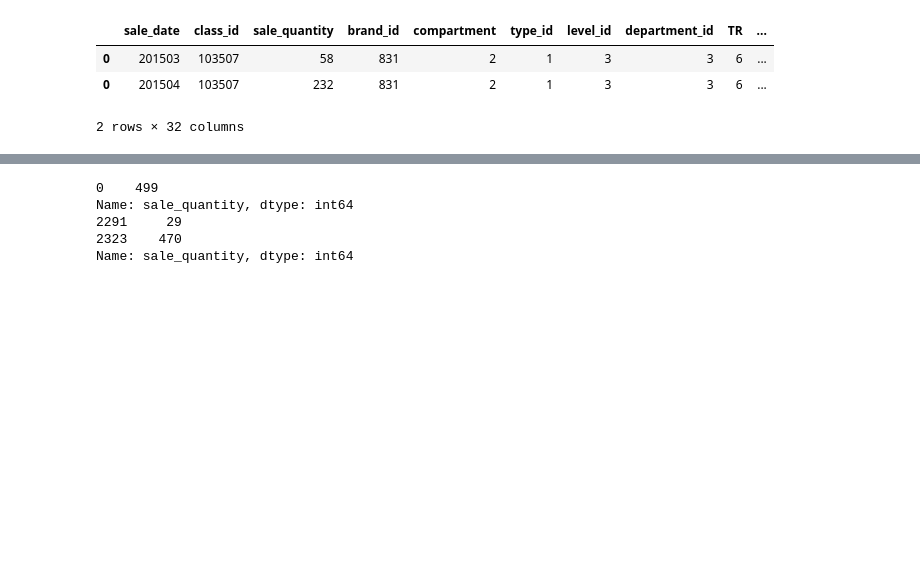
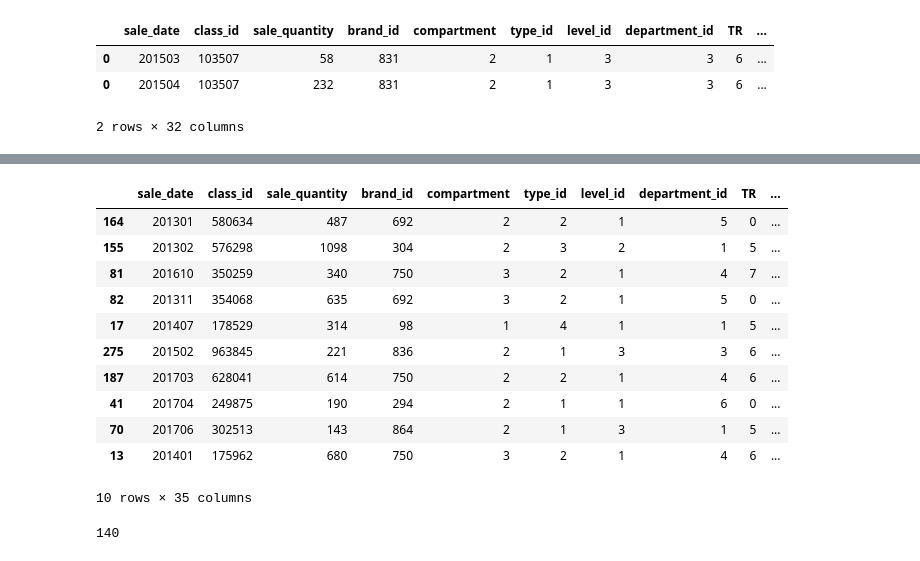
Before and after one commit to wgzhao/machine_learning, a Jupyter notebook: tianchi_yancheng/yancheng.ipynb, the cells around one changed output, grey strips where cells are left out. Drawn from its saved outputs; the diff is of its cells as text; code cells hidden in the pictures; blank space fills up the shorter version.

Commit message:
尝试创建新的特征，CV 校验 RMSE 为115

```diff
--- a/tianchi_yancheng/yancheng.ipynb
+++ b/tianchi_yancheng/yancheng.ipynb
@@ -213,7 +229,7 @@ test shape: (140, 3)
 然后把这个这个 class_id 下的每一月的销售和进行汇总。最后的训练集结果就是每一个 class_id 下每一月只有一条记录。
 # %%
 car_info = pd.DataFrame()
-k = df_train.groupby(['class_id'])['sale_quantity'].max()
+k = df_train[df_train.sale_date >201706].groupby(['class_id'])['sale_quantity'].max()
 for class_id, max_sale_quantity in zip(k.index,k.values):
     #find the record
     res = df_train[df_train.class_id == class_id][df_train.sale_quantity == max_sale_quantity].iloc[:,3:]
@@ -224,7 +240,7 @@ len(df_train['class_id'].unique())
 # %% [output]
 140
 # %%
-clean_traindata = pd.DataFrame()
+cdata = pd.DataFrame()
 grp = df_train.groupby(['class_id','sale_date'])
 sq = grp['sale_quantity'].sum()
 for class_id, month in grp.groups.keys():
@@ -232,5 +248,5 @@ for class_id, month in grp.groups.keys():
     res.insert(1,'sale_quantity',sq[class_id, month])
     #res.insert(0,'class_id', class_id)
     res.insert(0,'sale_date', month)
-    clean_traindata = clean_traindata.append(res)
+    cdata = cdata.append(res)
 # %%
@@ -242,5 +258,5 @@ clean_traindata[clean_traindata.class_id == 103507].head(2)
 2 rows × 32 columns
 # %%
 # 填补缺失的价格
-clean_traindata['price'][clean_traindata.price == '-'] = clean_traindata['price_level'][clean_traindata.price == '-'].apply(lambda x: get_price(x, 'mean'))
+cdata['price'][cdata.price == '-'] = cdata['price_level'][cdata.price == '-'].apply(lambda x: get_price(x, 'mean'))
 # %%
@@ -254,14 +270,8 @@ clean_traindata['rated_passenger'] = clean_traindata.rated_passenger.apply(lambd
 # %%
-clean_traindata['TR'] = clean_traindata['TR'].astype('int')
-clean_traindata['engine_torque'] = clean_traindata['engine_torque'].astype('float')
-clean_traindata['power'] = clean_traindata['power'].astype('float')
-clean_traindata['level_id'] = clean_traindata['level_id'].astype('int')
-clean_traindata['fuel_type_id'] = clean_traindata['fuel_type_id'].astype('int')
-clean_traindata['rated_passenger'] = clean_traindata['rated_passenger'].astype('int')
-clean_traindata['price'] = clean_traindata['price'].astype('float')
-
-#clean_traindata['brand_id'] = clean_traindata['brand_id'].astype('str')
-#clean_traindata['class_id'] = clean_traindata['class_id'].astype('str')
-#clean_traindata['sale_date'] = clean_traindata['sale_date'].astype('str')
-#clean_traindata['type_id'] = clean_traindata['type_id'].astype('str')
-clean_traindata.dtypes
+cdata['TR'] = cdata['TR'].astype('int')
+cdata['engine_torque'] = cdata['engine_torque'].astype('float')
+cdata['power'] = cdata['power'].astype('float')
+cdata['level_id'] = cdata['level_id'].astype('int')
+cdata['fuel_type_id'] = cdata['fuel_type_id'].astype('int')
+cdata['rated_passenger'] = cdata['rated_passenger'].astype('int')
+cdata['price'] = cdata['price'].astype('float')
@@ -304,12 +278,33 @@ clean_traindata.head(10)
-# %%
-print(clean_traindata['sale_quantity'][(clean_traindata.class_id == 103507) & ( clean_traindata.sale_date== 201701)])
-print(df_train['sale_quantity'][(df_train.class_id == 103507) & (df_train.sale_date == 201701)])
-# %% [output]
-0    499
-Name: sale_quantity, dtype: int64
-2291     29
-2323    470
-Name: sale_quantity, dtype: int64
+# %%
+#把销售日期拆分成年和月
+#cdata['year'] = cdata.sale_date.astype('str').apply(lambda x:x[:4]).astype('int')
+#cdata['month'] = cdata['sale_date'].astype('str').apply(lambda x: x[-2:]).astype('int')
+#cdata['ts'] = (cdata['year'] - 2012) * 12 + (cdata['month'] - 1)
+#cdata['season'] = cdata['sale_date'].apply(lambda x: get_season(x))
+#cdata['bc_id'] = cdata.brand_id.astype('str') + '_' + cdata.class_id.astype('str')
+##计算车的体积，通过这个方式，RMSE 有所下降
+cdata['car_vol'] = cdata.car_height * cdata.car_width * cdata.car_length / (1000*1000*1000)
+## 依据轮距和排量，计算车辆分级
+cdata['car_level'] = get_car_level(cdata[['wheelbase','displacement']])
+cdata['space'] = cdata.wheelbase *  cdata.front_track * cdata.rear_track / (1000*1000*1000)
+cdata.sample(10)
+# %% [output]
+|  | sale_date | class_id | sale_quantity | brand_id | compartment | type_id | level_id | department_id | TR | ... |
+| 164 | 201301 | 580634 | 487 | 692 | 2 | 2 | 1 | 5 | 0 | ... |
+| 155 | 201302 | 576298 | 1098 | 304 | 2 | 3 | 2 | 1 | 5 | ... |
+| 81 | 201610 | 350259 | 340 | 750 | 3 | 2 | 1 | 4 | 7 | ... |
+| 82 | 201311 | 354068 | 635 | 692 | 3 | 2 | 1 | 5 | 0 | ... |
+| 17 | 201407 | 178529 | 314 | 98 | 1 | 4 | 1 | 1 | 5 | ... |
+| 275 | 201502 | 963845 | 221 | 836 | 2 | 1 | 3 | 3 | 6 | ... |
+| 187 | 201703 | 628041 | 614 | 750 | 2 | 2 | 1 | 4 | 6 | ... |
+| 41 | 201704 | 249875 | 190 | 294 | 2 | 1 | 1 | 6 | 0 | ... |
+| 70 | 201706 | 302513 | 143 | 864 | 2 | 1 | 3 | 1 | 5 | ... |
+| 13 | 201401 | 175962 | 680 | 750 | 3 | 2 | 1 | 4 | 6 | ... |
+10 rows × 35 columns
+# %%
+len(cdata.class_id[cdata.sale_date > 201706].unique())
+# %% [output]
+140
 # %%
 lb = LabelEncoder()
 #lb = LabelBinarizer()
```
Also changed, not shown: parts of 19 cells of this notebook.
